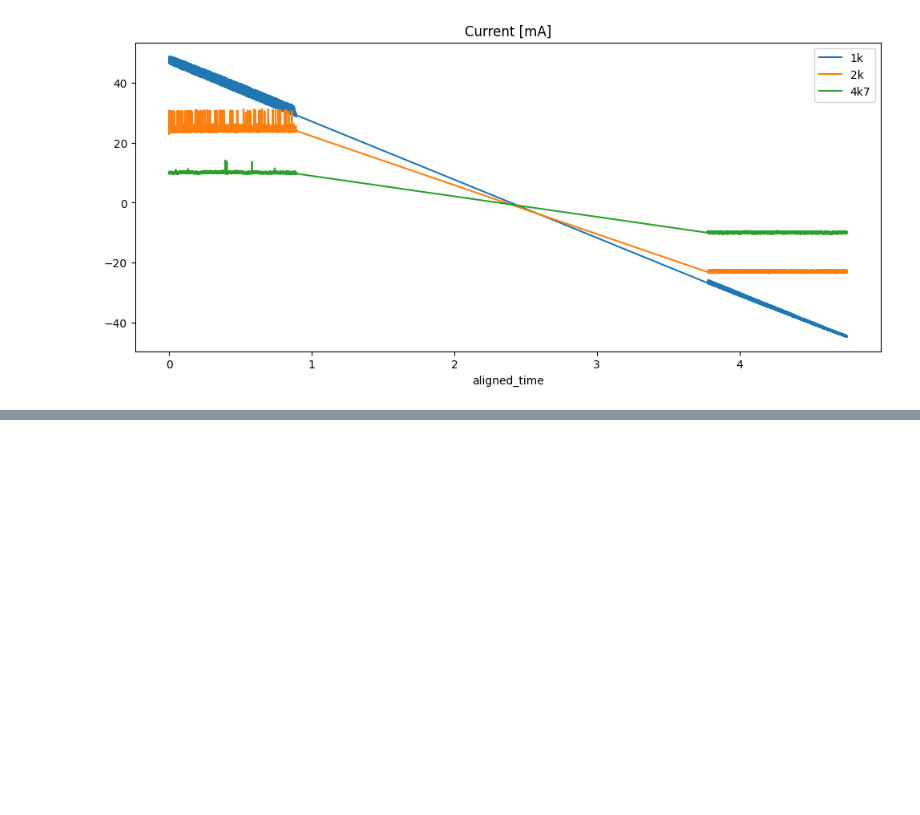
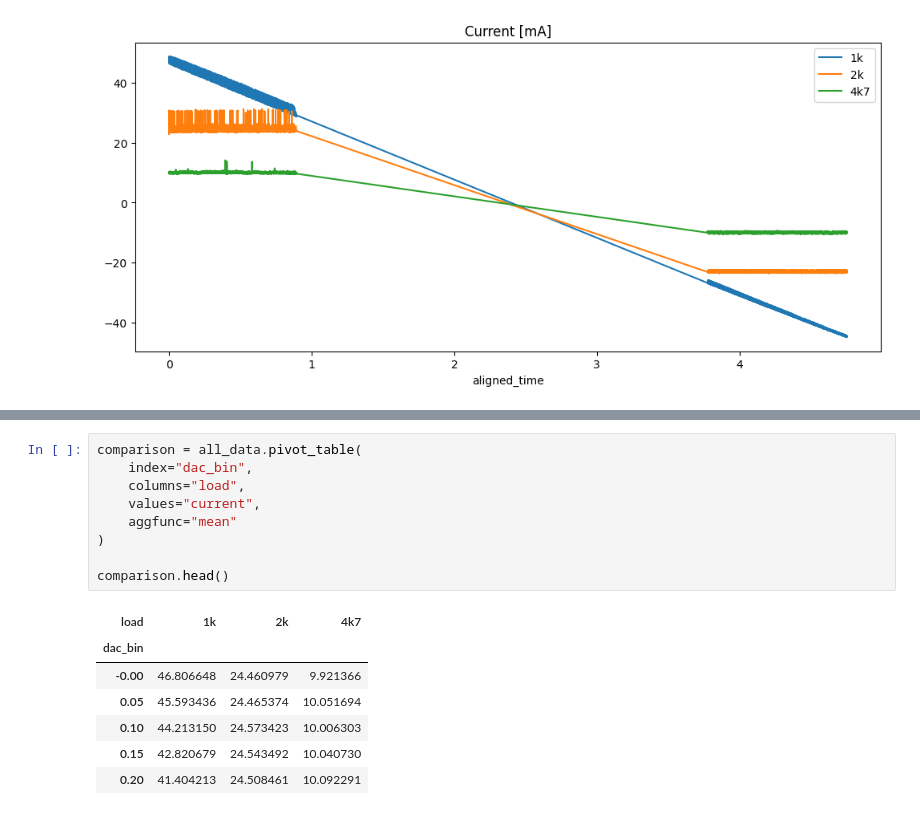
Before and after one commit to import-tiago/FEI, a Jupyter notebook: MSc/PEL309/Analysis/PEL309.ipynb, the cells around one changed output, grey strips where cells are left out. Drawn from its saved outputs; the diff is of its cells as text; blank space fills up the shorter version.

```diff
--- a/MSc/PEL309/Analysis/PEL309.ipynb
+++ b/MSc/PEL309/Analysis/PEL309.ipynb
@@ -206,0 +224,17 @@ data_4k7_aligned.plot(
+# %%
+comparison = all_data.pivot_table(
+    index="dac_bin",
+    columns="load",
+    values="current",
+    aggfunc="mean"
+)
+
+comparison.head()
+# %% [output]
+| load | 1k | 2k | 4k7 |
+| dac_bin |  |  |  |
+| -0.00 | 46.806648 | 24.460979 | 9.921366 |
+| 0.05 | 45.593436 | 24.465374 | 10.051694 |
+| 0.10 | 44.213150 | 24.573423 | 10.006303 |
+| 0.15 | 42.820679 | 24.543492 | 10.040730 |
+| 0.20 | 41.404213 | 24.508461 | 10.092291 |
```
Also changed, not shown: parts of 6 cells of this notebook.
